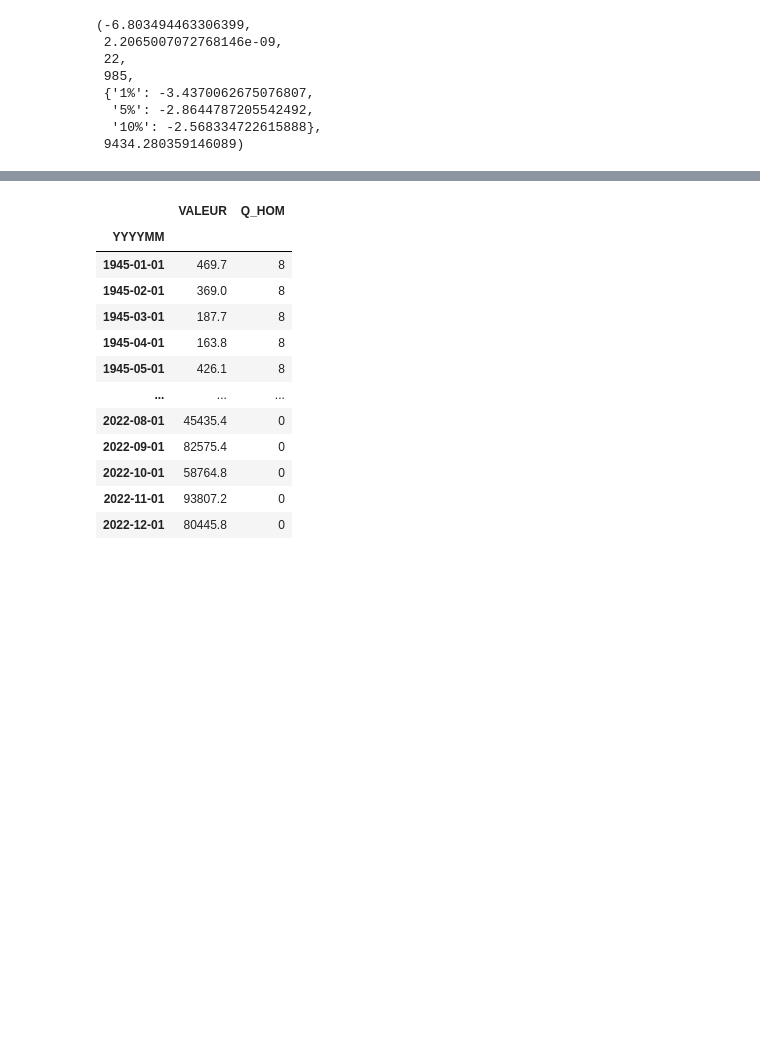
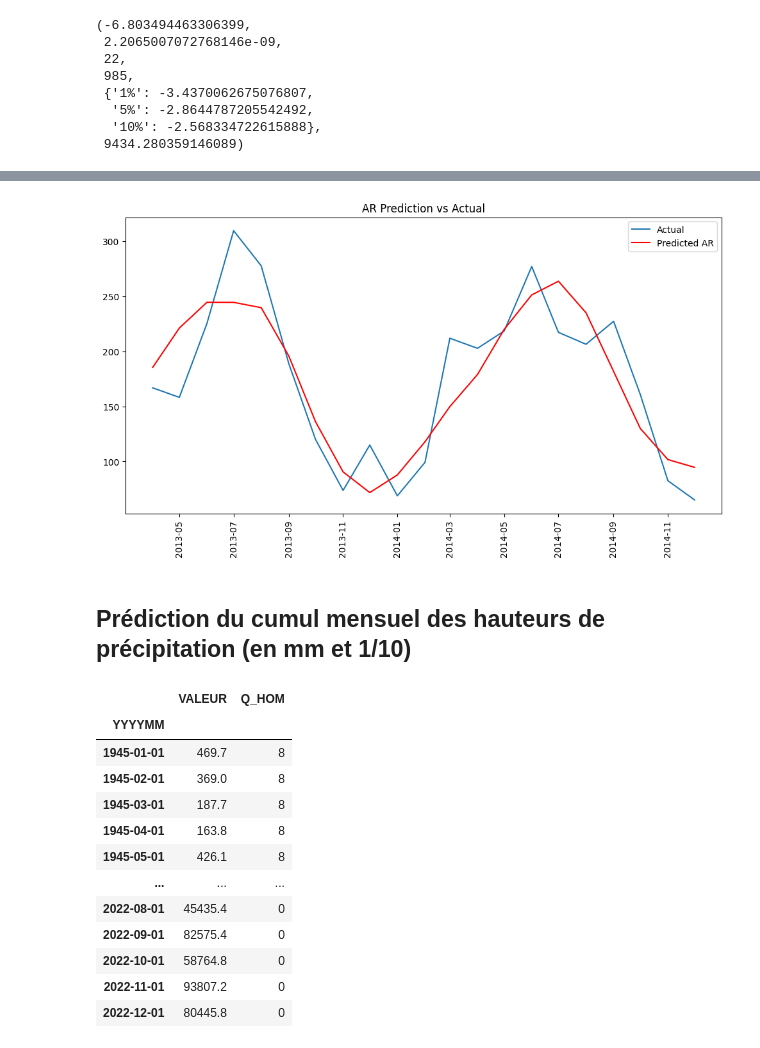
Before and after one commit to 22Nathan/projet-dl-meteo, a Jupyter notebook: meto.ipynb, the cells around one changed output, grey strips where cells are left out. Drawn from its saved outputs; the diff is of its cells as text; code cells hidden in the pictures; blank space fills up the shorter version.

```diff
--- a/meto.ipynb
+++ b/meto.ipynb
@@ -158 +171,17 @@ plt.show()
+# %%
+# Prédictions avec le modèle AR
+predictions_AR = results_ARIMA.forecast(steps=test_size)
+
+# Préparer la visualisation des prédictions AR vs valeurs réelles
+plt.figure(figsize=(12, 6))
+plt.plot(test_df['YYYYMM'], X_test, label='Actual')
+plt.plot(test_df['YYYYMM'], predictions_AR, color='red', label='Predicted AR')
+plt.xticks(rotation=90)
+plt.title('AR Prediction vs Actual')
+plt.legend()
+plt.show()
+# %% [output]
+[figure, added]
+# %% [markdown]
+## Prédiction du cumul mensuel des hauteurs de précipitation (en mm et 1/10)
 # %%
```
Also changed, not shown: parts of 39 cells of this notebook.
